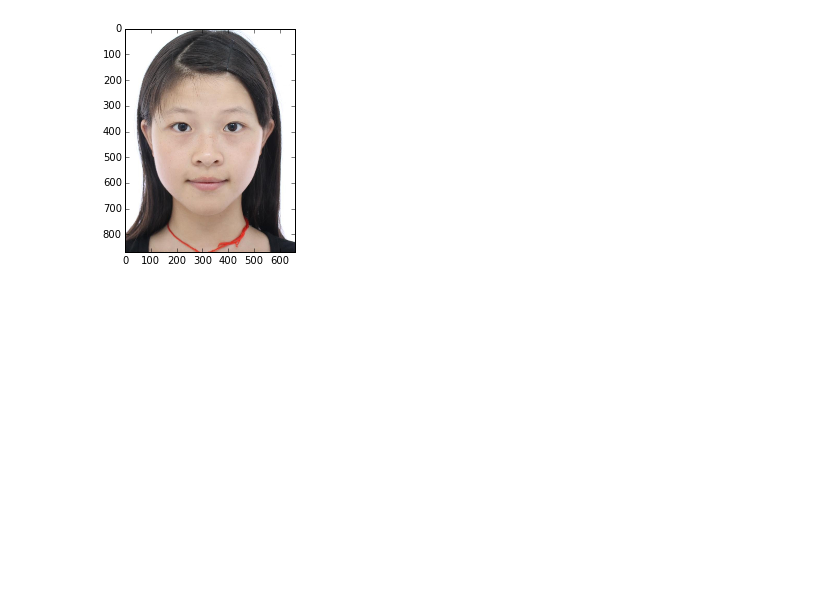
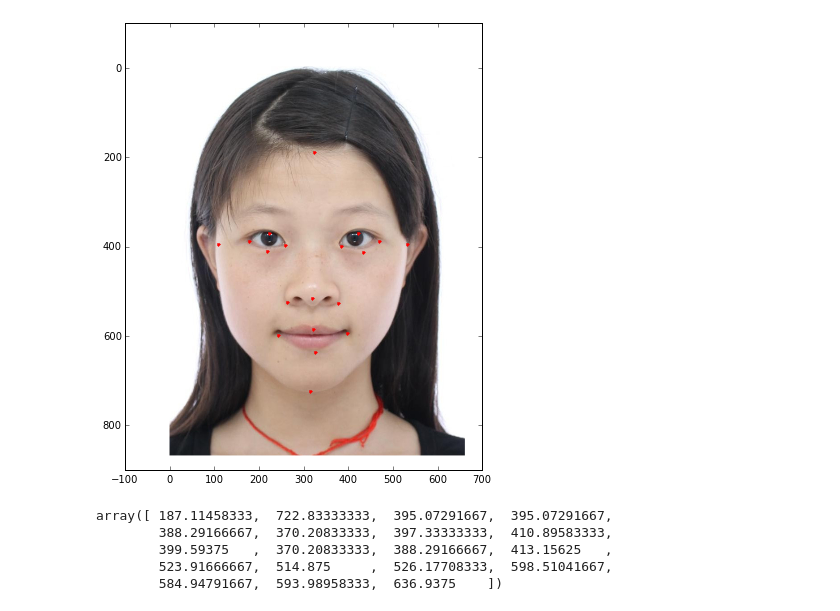
Before and after one commit to tleavitt/cs229ProfileRater, a Jupyter notebook: data/SCUT-photos/Untitled.ipynb, the cells around one changed output. Cells and saved outputs as stored; diff of their text form; code cells hidden in the pictures; blank space fills up the shorter version.

```diff
--- a/data/SCUT-photos/Untitled.ipynb
+++ b/data/SCUT-photos/Untitled.ipynb
@@ -14,13 +14,27 @@ def get_image(imgname):
 
 def plot_image(mtx, filename = None):
     plt.imshow(mtx)
-# %%
-plt.clf()
-# plt.axis([-1., 1., -1., 1.])
-face = get_image("SCUT-FBP-100.jpg")
-plot_image(face)
-plt.show()
-x = ginput(n=3, timeout=-1)
-print "clicked:", x
-# %% [output]
-[figure, removed]
+# %%
+import pickle
+with open("labeled_faces_100to109.txt", "r") as f:
+    face_labels = pickle.load(f)
+# %%
+filename = "SCUT-FBP-100.jpg"
+fig = plt.figure(figsize = (8, 8))
+face_100 = get_image("faces/" + filename)
+plt.imshow(face_100)
+pts = np.array(face_labels[filename])
+x = pts[:,0]; y = pts[:, 1];
+# plt.plot(face_labels["SCUT-FBP-100.jpg"])
+plt.plot(x, y, 'r.')
+plt.show()
+# %% [output]
+[figure, added]
+# %%
+np.array(face_labels["SCUT-FBP-100.jpg"])[:, 1]
+# %% [output]
+array([ 187.11458333,  722.83333333,  395.07291667,  395.07291667,
+        388.29166667,  370.20833333,  397.33333333,  410.89583333,
+        399.59375   ,  370.20833333,  388.29166667,  413.15625   ,
+        523.91666667,  514.875     ,  526.17708333,  598.51041667,
+        584.94791667,  593.98958333,  636.9375    ])
```
Also changed, not shown: 23 other files.
